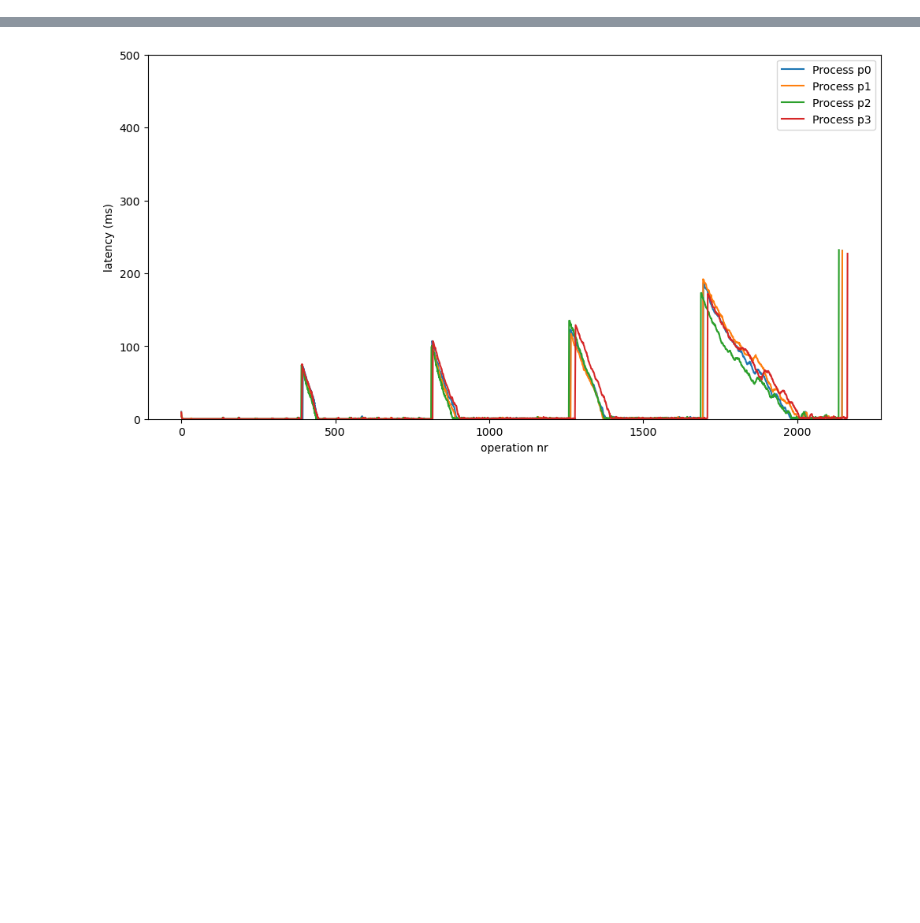
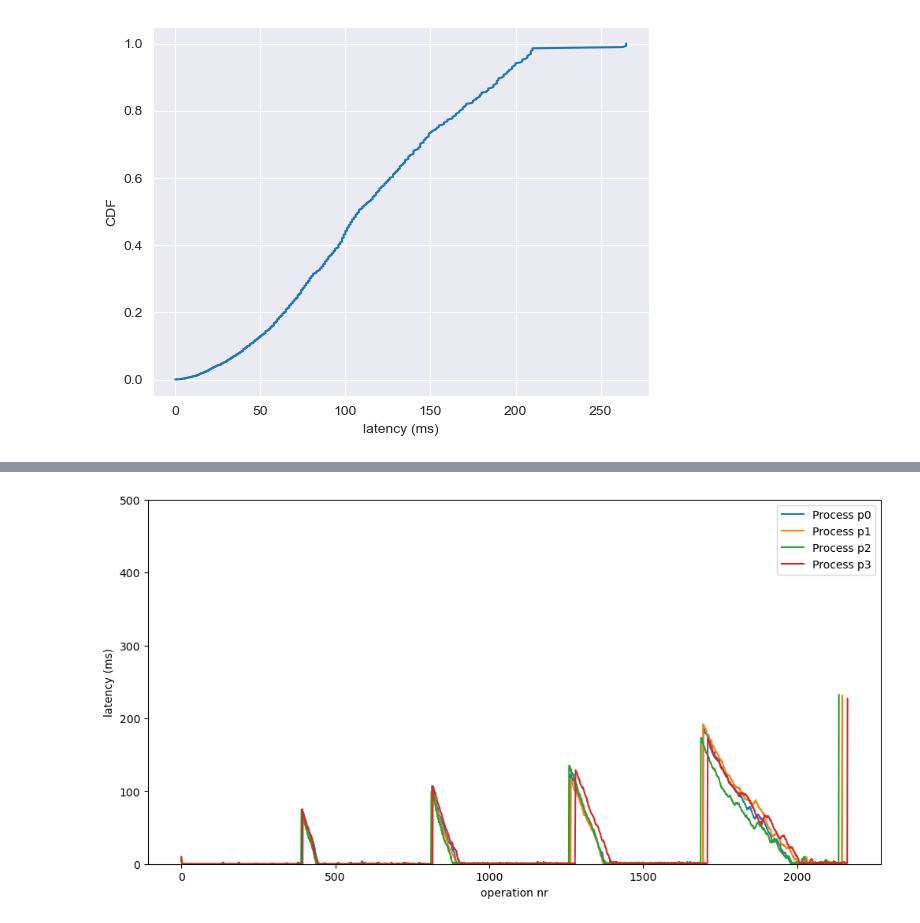
Before and after one commit to Taiwar/ID2203-Project-4-CvRDT, a Jupyter notebook: evaluation/latency.ipynb, the cells around one changed output, grey strips where cells are left out. Drawn from its saved outputs; the diff is of its cells as text; code cells hidden in the pictures; blank space fills up the shorter version.

Commit message:
Add CDF graphs for latency

```diff
--- a/evaluation/latency.ipynb
+++ b/evaluation/latency.ipynb
@@ -9,3 +10,18 @@ basic_puts.columns = ['processId', 'opId', 'latency']
 
 atomic = pd.read_csv('data/atomic_performance_test.csv')
 atomic.columns = ['processId', 'opId', 'latency']
+# %%
+# Create a CDF plot of responseTime for atomic puts
+# Sort the data
+atomic = atomic.sort_values('latency')
+
+# Create a new column with the cumulative sum of latencies
+atomic['cdf'] = atomic['latency'].cumsum() / atomic['latency'].sum()
+
+# Plot the cdf
+plt.plot(atomic['latency'], atomic['cdf'])
+plt.xlabel('latency (ms)')
+plt.ylabel('CDF')
+plt.show()
+# %% [output]
+[figure, added]
```
Also changed, not shown: parts of 2 cells of this notebook.
